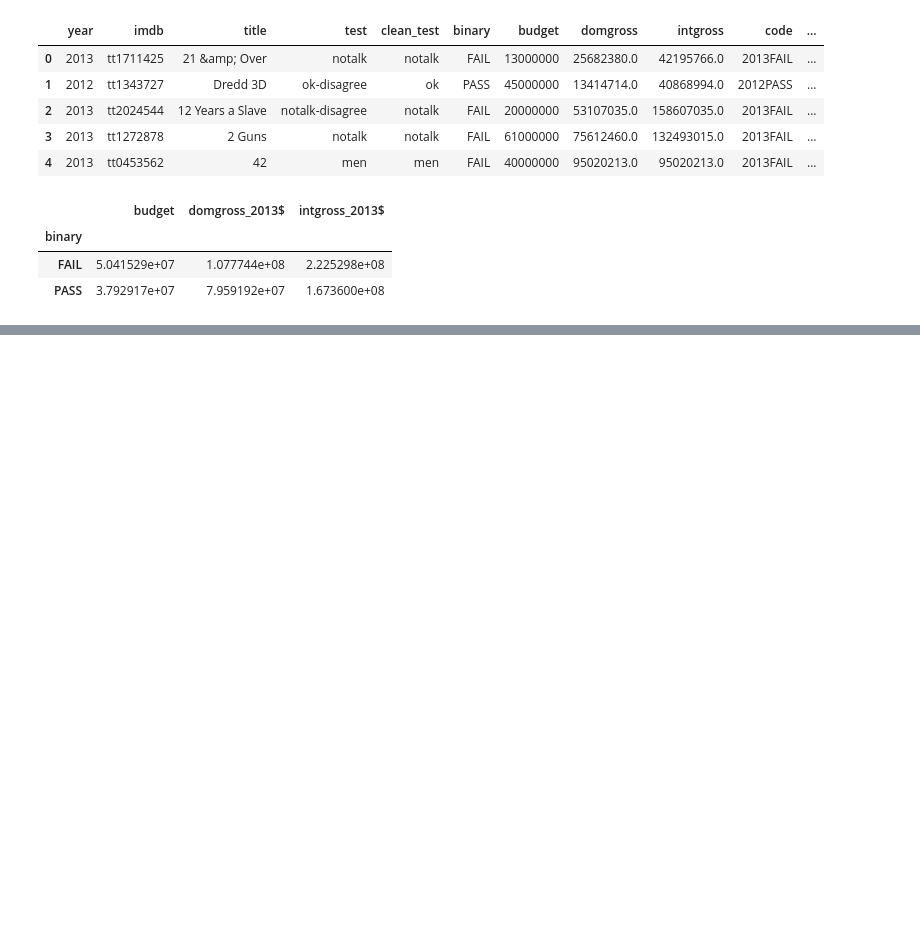
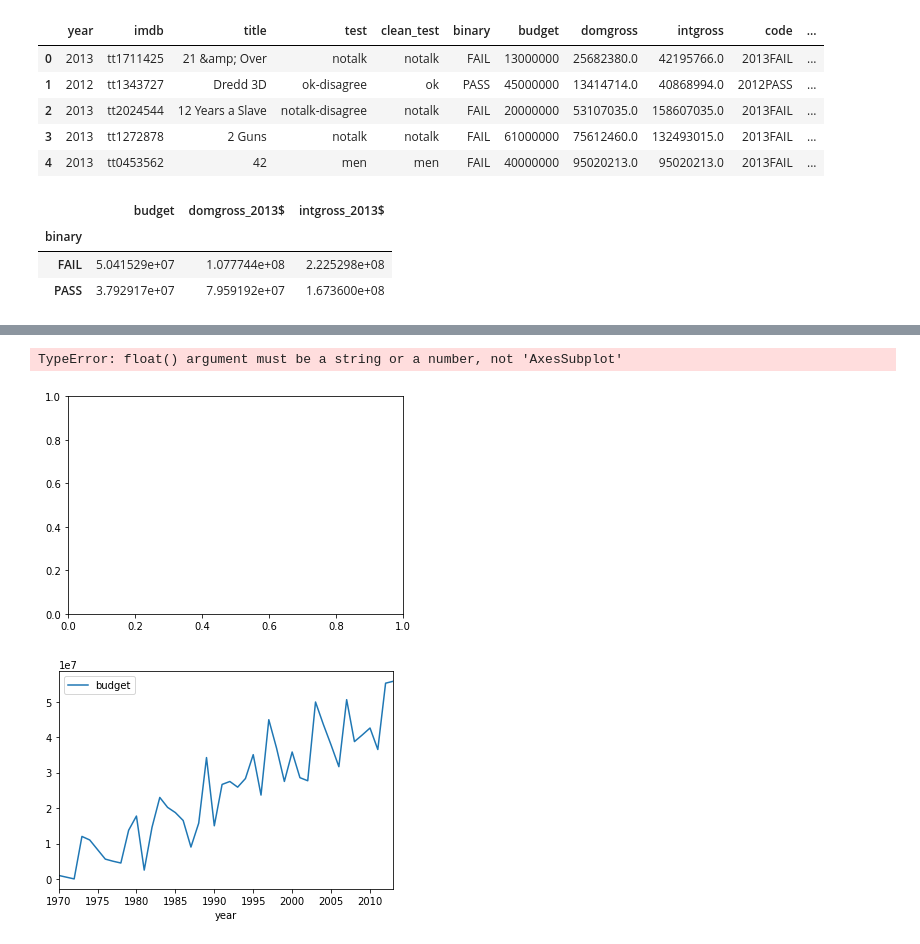
Before and after one commit to vivekster12/women_in_movies, a Jupyter notebook: trial.ipynb, the cells around one changed output, grey strips where cells are left out. Drawn from its saved outputs; the diff is of its cells as text; code cells hidden in the pictures; blank space fills up the shorter version.

```diff
--- a/trial.ipynb
+++ b/trial.ipynb
@@ -24,0 +44,8 @@ data[['binary','budget','domgross_2013$', 'intgross_2013$']].groupby('binary').m
+# %%
+f, ax = plt.subplots(1)
+ax.plot(data.loc[data['binary'] == 'PASS'][['year','budget']].groupby('year').mean().plot.line())
+data.loc[data['binary'] == 'FAIL'][['year','budget']].groupby('year').mean().plot.line()
+# %% [output]
+TypeError: float() argument must be a string or a number, not 'AxesSubplot'
+[figure, added]
+[figure, added]
```
Also changed, not shown: parts of 3 cells of this notebook.
